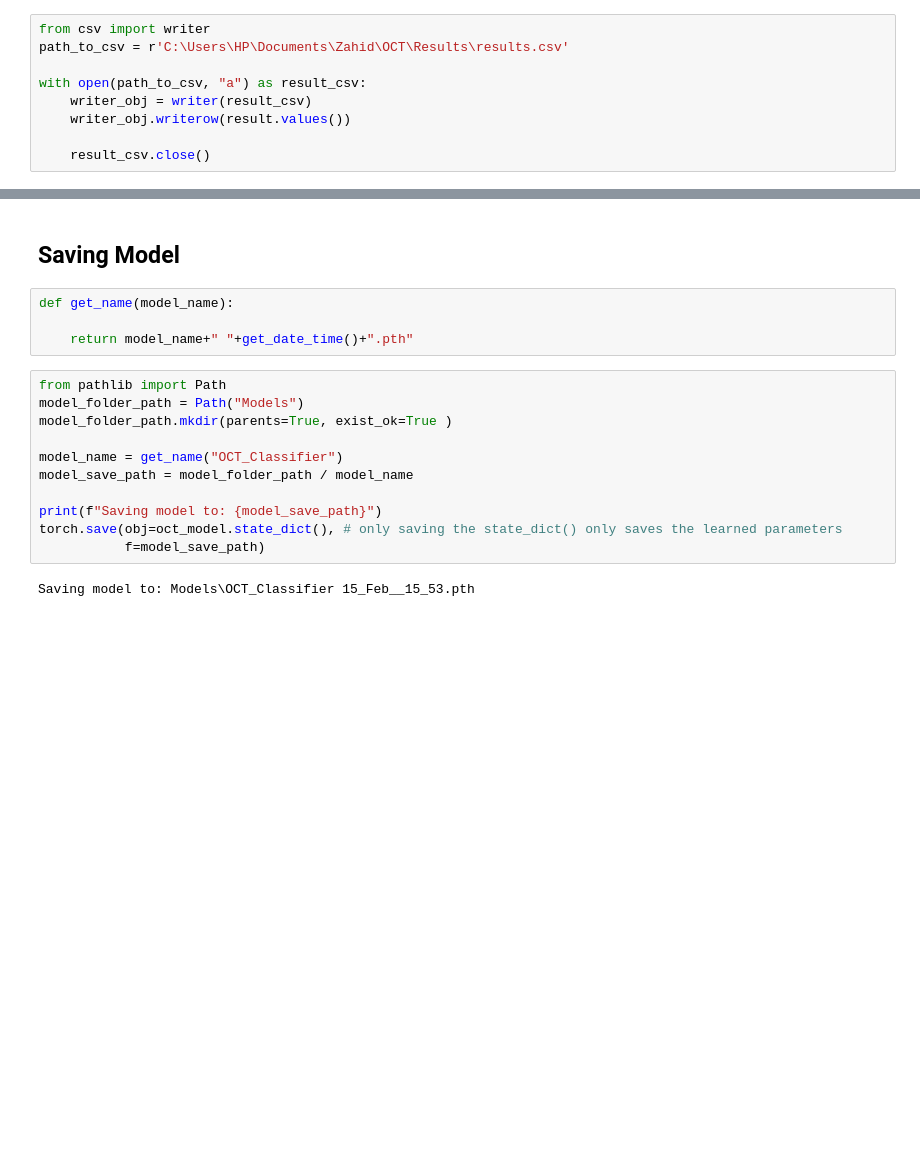
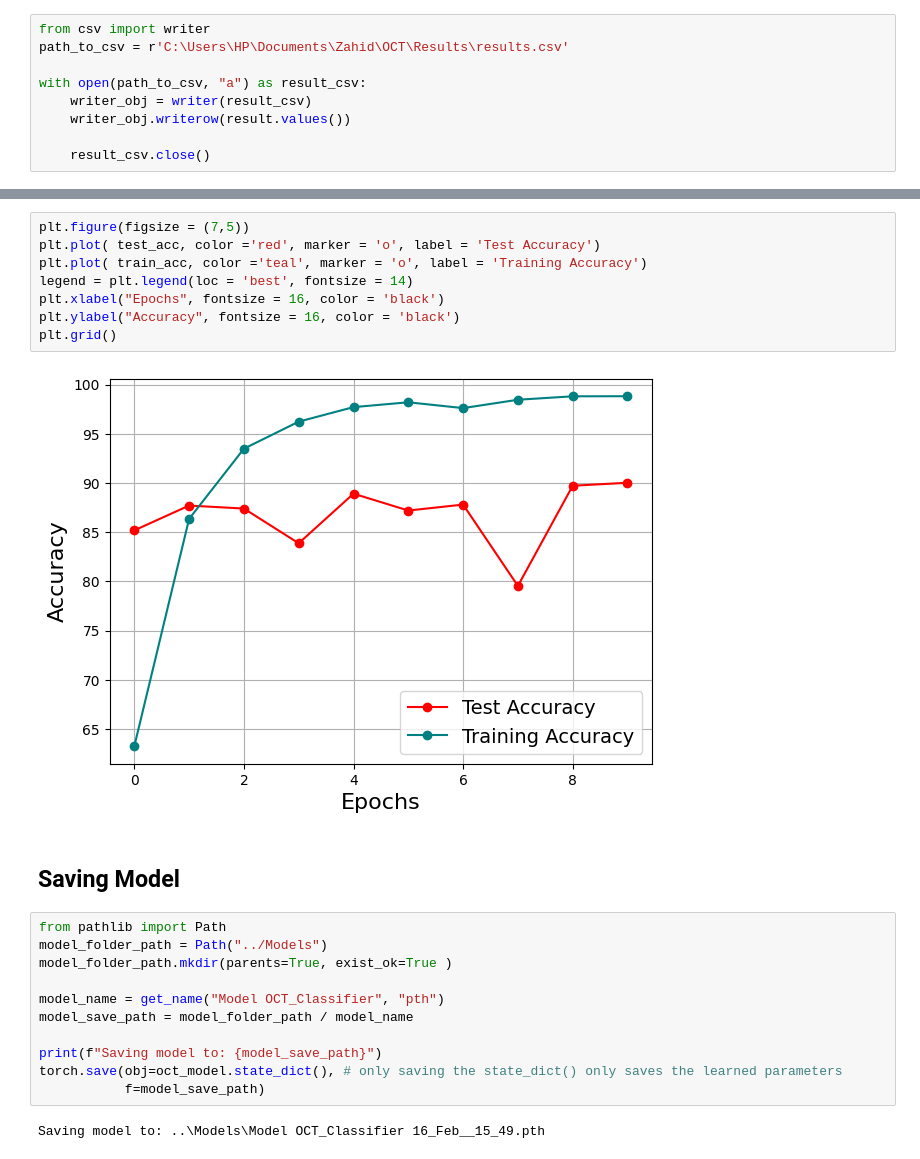
Before and after one commit to Zahidlab/OCT-classifier, a Jupyter notebook: OCT_classifier.ipynb, the cells around one changed output, grey strips where cells are left out. Saved outputs shown, nothing was run; the diff lists cells and outputs as text; blank space fills up the shorter version.

```diff
--- a/OCT_classifier.ipynb
+++ b/OCT_classifier.ipynb
@@ -630,19 +682,25 @@ torch.cuda.empty_cache()
+# %%
+plt.figure(figsize = (7,5))
+plt.plot( test_acc, color ='red', marker = 'o', label = 'Test Accuracy')
+plt.plot( train_acc, color ='teal', marker = 'o', label = 'Training Accuracy')
+legend = plt.legend(loc = 'best', fontsize = 14)
+plt.xlabel("Epochs", fontsize = 16, color = 'black')
+plt.ylabel("Accuracy", fontsize = 16, color = 'black')
+plt.grid()
+# %% [output]
+[figure, added]
 # %% [markdown]
 ## Saving Model
-# %%
-def get_name(model_name):
-
-    return model_name+" "+get_date_time()+".pth"
 # %%
 from pathlib import Path
-model_folder_path = Path("Models")
+model_folder_path = Path("../Models")
 model_folder_path.mkdir(parents=True, exist_ok=True )
 
-model_name = get_name("OCT_Classifier")
+model_name = get_name("Model OCT_Classifier", "pth")
 model_save_path = model_folder_path / model_name
 
 print(f"Saving model to: {model_save_path}")
 torch.save(obj=oct_model.state_dict(), # only saving the state_dict() only saves the learned parameters
            f=model_save_path)
 # %% [output]
-Saving model to: Models\OCT_Classifier 15_Feb__15_53.pth
+Saving model to: ..\Models\Model OCT_Classifier 16_Feb__15_49.pth
```
Also changed, not shown: parts of 20 cells of this notebook.
